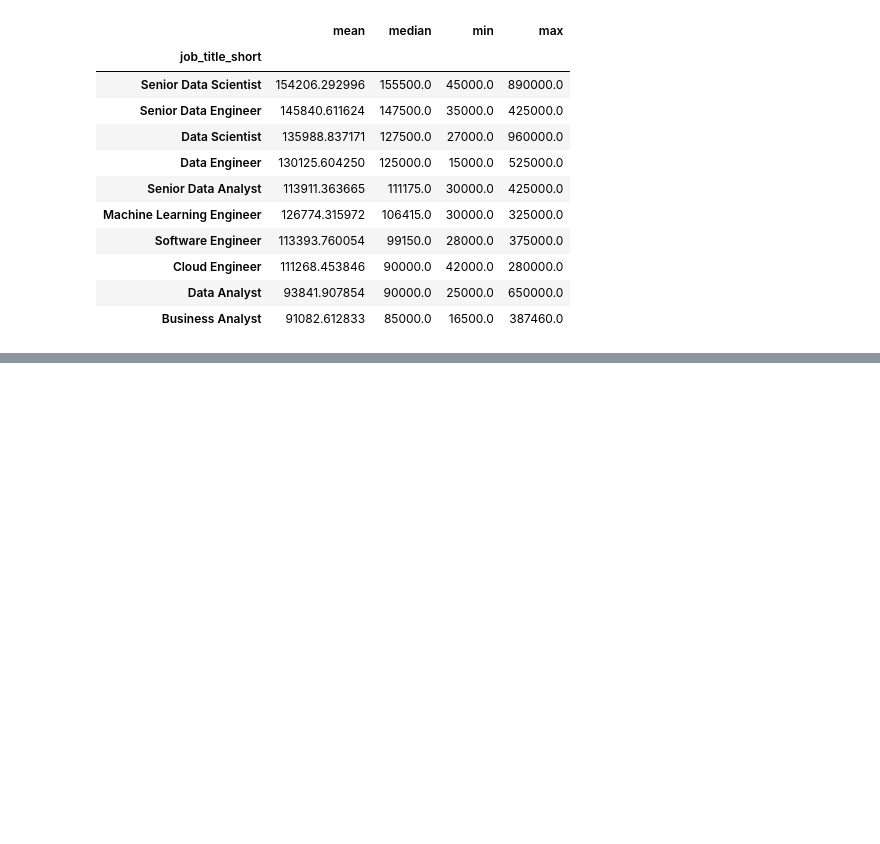
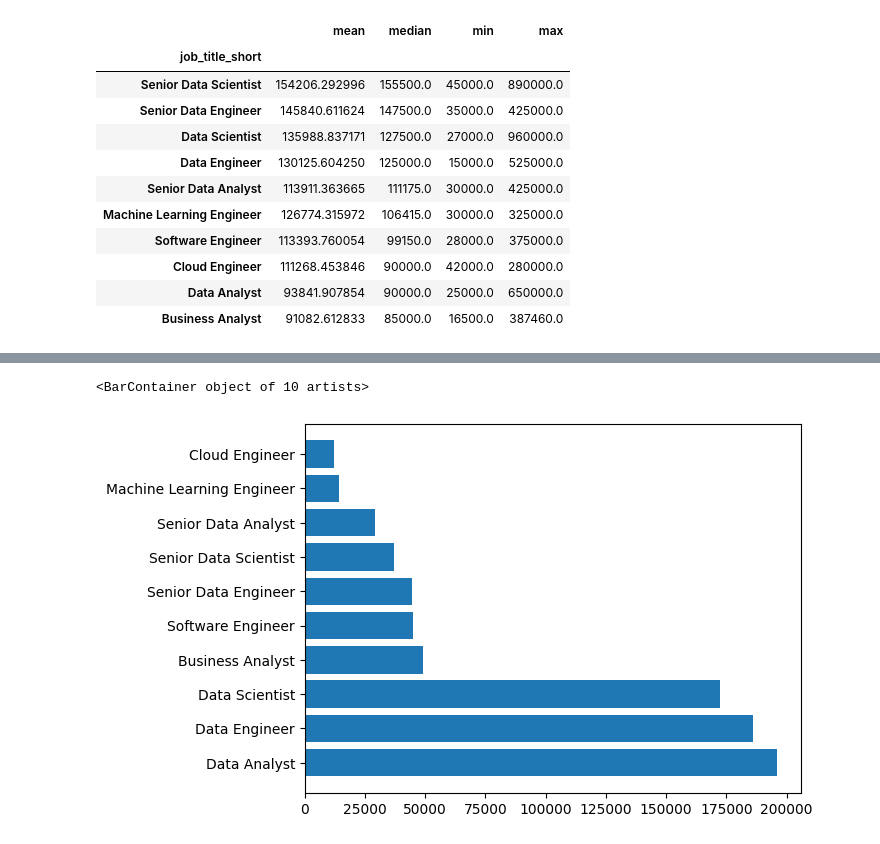
Before and after one commit to OkanNaci/Data-Science, a Jupyter notebook: Python_for_data_analytics.ipynb, the cells around one changed output, grey strips where cells are left out. Saved outputs shown, nothing was run; the diff lists cells and outputs as text; code cells hidden in the pictures; blank space fills up the shorter version.

```diff
--- a/Python_for_data_analytics.ipynb
+++ b/Python_for_data_analytics.ipynb
@@ -802,0 +855,7 @@ df.groupby('job_title_short')['salary_year_avg'].agg(['mean','median','min','max
+# %%
+job_counts = df.job_title_short.value_counts()
+# %%
+plt.barh(job_counts.index, job_counts.values)
+# %% [output]
+<BarContainer object of 10 artists>
+[figure, added]
```
Also changed, not shown: parts of 34 cells of this notebook.
